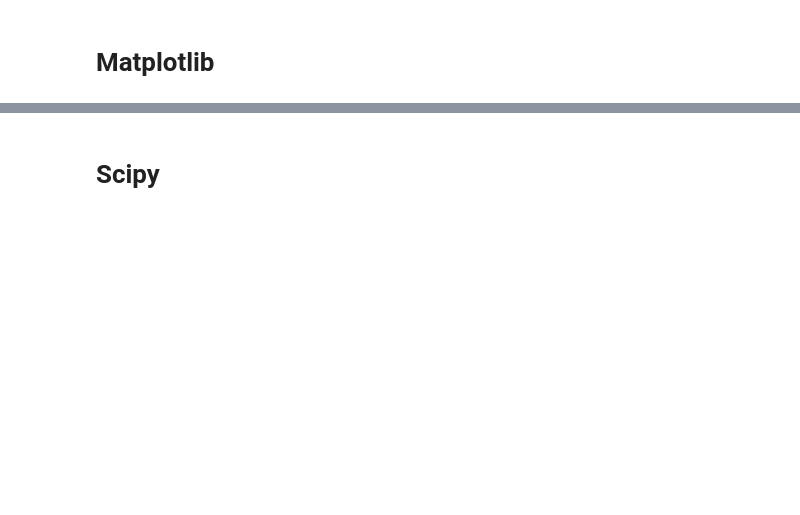
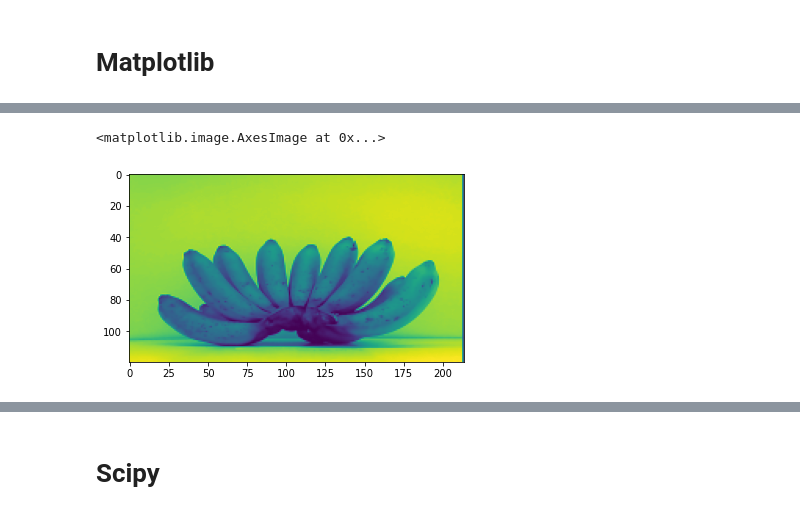
Before and after one commit to Jorge260399/JupyterNotebookLab1, a Jupyter notebook: Laboratorio1_JE.ipynb, the cells around one changed output, grey strips where cells are left out. Saved outputs shown, nothing was run; the diff lists cells and outputs as text; code cells hidden in the pictures; blank space fills up the shorter version.

```diff
--- a/Laboratorio1_JE.ipynb
+++ b/Laboratorio1_JE.ipynb
@@ -66,0 +127,11 @@ plt.show()
+# %%
+from skimage import io
+img = io.imread("data/2017-11-26-02-56-43.jpg", as_gray = True)
+from skimage.transform import rescale, resize, downscale_local_mean
+rescaled_img = rescale(img, 1.0/4.0, anti_aliasing = True)
+resize_img = resize(img, (360, 200))
+downscale_img = downscale_local_mean(img, (4,3))
+plt.imshow(downscale_img)
+# %% [output]
+<matplotlib.image.AxesImage at 0x...>
+[figure, added]
```
Also changed, not shown: parts of 20 cells of this notebook.
